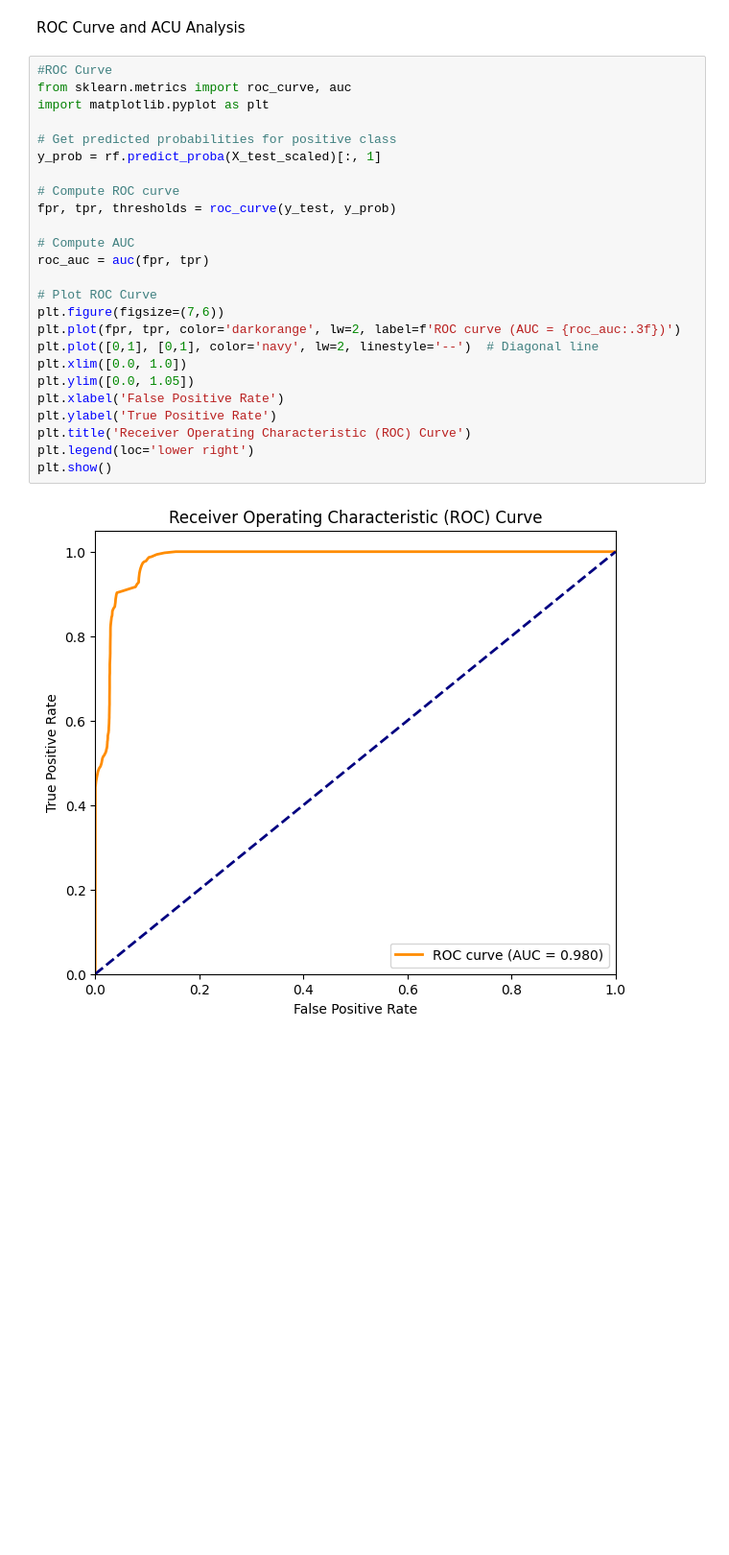
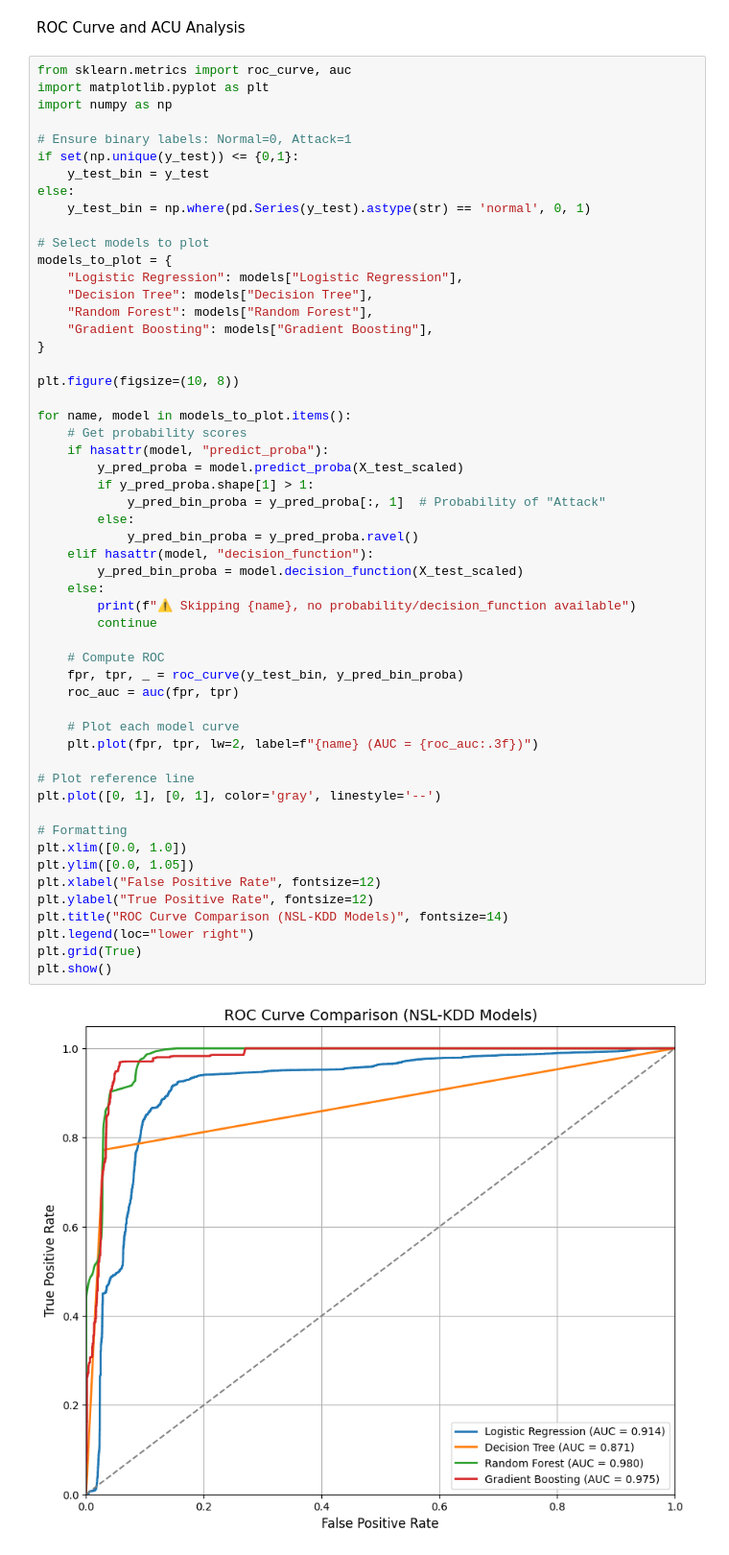
Before and after one commit to yasaswitaraja/SentinelNet, a Jupyter notebook: notebooks/NSL_KDD.ipynb, the cells around one changed output. Shown: that part at 96% size. Drawn from its saved outputs; the diff is of its cells as text; blank space fills up the shorter version.

```diff
--- a/notebooks/NSL_KDD.ipynb
+++ b/notebooks/NSL_KDD.ipynb
@@ -489,29 +489,58 @@ plt.show()
 # %% [markdown]
 ROC Curve and ACU Analysis
 # %%
-#ROC Curve
 from sklearn.metrics import roc_curve, auc
 import matplotlib.pyplot as plt
+import numpy as np
 
-# Get predicted probabilities for positive class
-y_prob = rf.predict_proba(X_test_scaled)[:, 1]
+# Ensure binary labels: Normal=0, Attack=1
+if set(np.unique(y_test)) <= {0,1}:
+    y_test_bin = y_test
+else:
+    y_test_bin = np.where(pd.Series(y_test).astype(str) == 'normal', 0, 1)
 
-# Compute ROC curve
-fpr, tpr, thresholds = roc_curve(y_test, y_prob)
+# Select models to plot
+models_to_plot = {
+    "Logistic Regression": models["Logistic Regression"],
+    "Decision Tree": models["Decision Tree"],
+    "Random Forest": models["Random Forest"],
+    "Gradient Boosting": models["Gradient Boosting"],
+}
 
-# Compute AUC
-roc_auc = auc(fpr, tpr)
+plt.figure(figsize=(10, 8))
 
-# Plot ROC Curve
-plt.figure(figsize=(7,6))
-plt.plot(fpr, tpr, color='darkorange', lw=2, label=f'ROC curve (AUC = {roc_auc:.3f})')
-plt.plot([0,1], [0,1], color='navy', lw=2, linestyle='--')  # Diagonal line
+for name, model in models_to_plot.items():
+    # Get probability scores
+    if hasattr(model, "predict_proba"):
+        y_pred_proba = model.predict_proba(X_test_scaled)
+        if y_pred_proba.shape[1] > 1:
+            y_pred_bin_proba = y_pred_proba[:, 1]  # Probability of "Attack"
+        else:
+            y_pred_bin_proba = y_pred_proba.ravel()
+    elif hasattr(model, "decision_function"):
+        y_pred_bin_proba = model.decision_function(X_test_scaled)
+    else:
+        print(f"⚠️ Skipping {name}, no probability/decision_function available")
+        continue
+
+    # Compute ROC
+    fpr, tpr, _ = roc_curve(y_test_bin, y_pred_bin_proba)
+    roc_auc = auc(fpr, tpr)
+
+    # Plot each model curve
+    plt.plot(fpr, tpr, lw=2, label=f"{name} (AUC = {roc_auc:.3f})")
+
+# Plot reference line
+plt.plot([0, 1], [0, 1], color='gray', linestyle='--')
+
+# Formatting
 plt.xlim([0.0, 1.0])
 plt.ylim([0.0, 1.05])
-plt.xlabel('False Positive Rate')
-plt.ylabel('True Positive Rate')
-plt.title('Receiver Operating Characteristic (ROC) Curve')
-plt.legend(loc='lower right')
+plt.xlabel("False Positive Rate", fontsize=12)
+plt.ylabel("True Positive Rate", fontsize=12)
+plt.title("ROC Curve Comparison (NSL-KDD Models)", fontsize=14)
+plt.legend(loc="lower right")
+plt.grid(True)
 plt.show()
 # %% [output]
-[figure, old version]
+[figure, new version]
```
